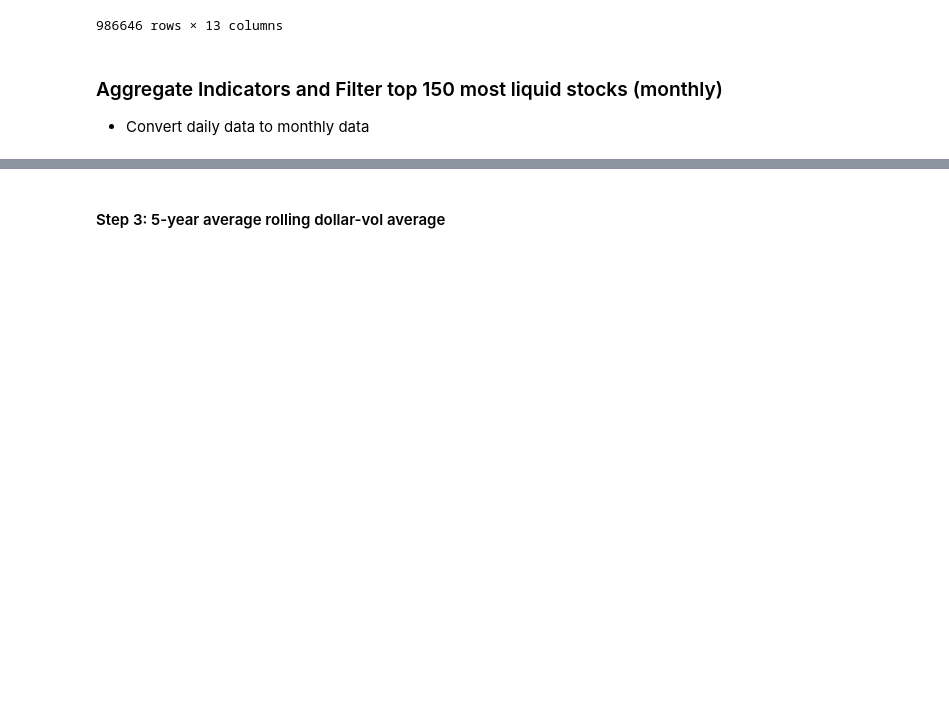
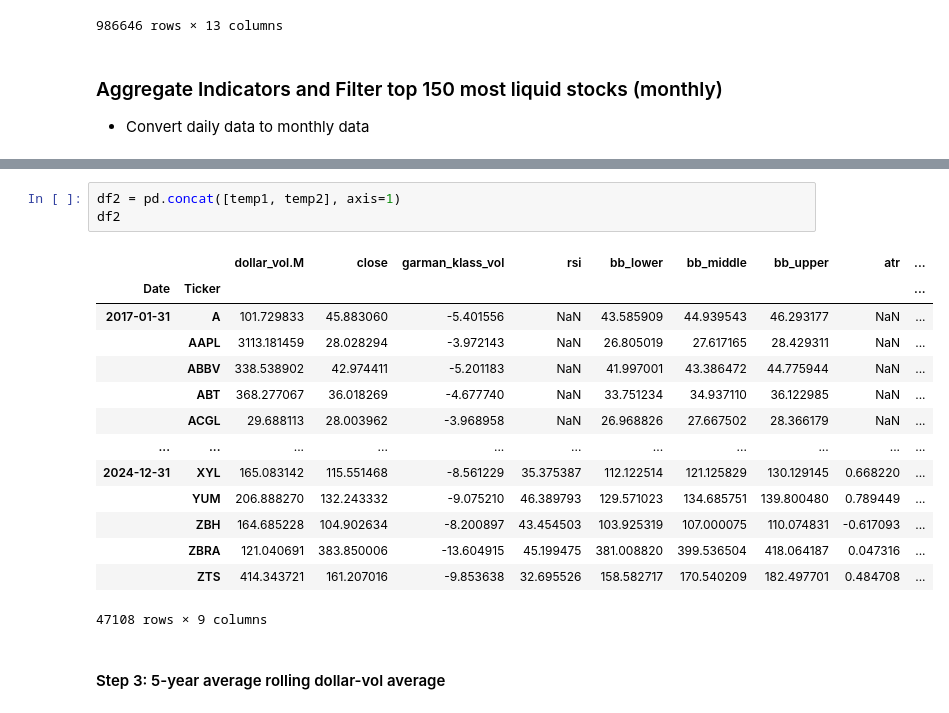
Before and after one commit to stanelake/App04_PortfolioPage, a Jupyter notebook: Projects/QT_Projects/QT1_KMeans_Tr/QT_Proj1.ipynb, the cells around one changed output, grey strips where cells are left out. Cells and saved outputs as stored; diff of their text form; blank space fills up the shorter version.

```diff
--- a/Projects/QT_Projects/QT1_KMeans_Tr/QT_Proj1.ipynb
+++ b/Projects/QT_Projects/QT1_KMeans_Tr/QT_Proj1.ipynb
@@ -141,3 +179,21 @@ df2
+# %%
+df2 = pd.concat([temp1, temp2], axis=1)
+df2
+# %% [output]
+|  |  | dollar_vol.M | close | garman_klass_vol | rsi | bb_lower | bb_middle | bb_upper | atr | ... |
+| Date | Ticker |  |  |  |  |  |  |  |  | ... |
+| 2017-01-31 | A | 101.729833 | 45.883060 | -5.401556 | NaN | 43.585909 | 44.939543 | 46.293177 | NaN | ... |
+|  | AAPL | 3113.181459 | 28.028294 | -3.972143 | NaN | 26.805019 | 27.617165 | 28.429311 | NaN | ... |
+|  | ABBV | 338.538902 | 42.974411 | -5.201183 | NaN | 41.997001 | 43.386472 | 44.775944 | NaN | ... |
+|  | ABT | 368.277067 | 36.018269 | -4.677740 | NaN | 33.751234 | 34.937110 | 36.122985 | NaN | ... |
+|  | ACGL | 29.688113 | 28.003962 | -3.968958 | NaN | 26.968826 | 27.667502 | 28.366179 | NaN | ... |
+| ... | ... | ... | ... | ... | ... | ... | ... | ... | ... | ... |
+| 2024-12-31 | XYL | 165.083142 | 115.551468 | -8.561229 | 35.375387 | 112.122514 | 121.125829 | 130.129145 | 0.668220 | ... |
+|  | YUM | 206.888270 | 132.243332 | -9.075210 | 46.389793 | 129.571023 | 134.685751 | 139.800480 | 0.789449 | ... |
+|  | ZBH | 164.685228 | 104.902634 | -8.200897 | 43.454503 | 103.925319 | 107.000075 | 110.074831 | -0.617093 | ... |
+|  | ZBRA | 121.040691 | 383.850006 | -13.604915 | 45.199475 | 381.008820 | 399.536504 | 418.064187 | 0.047316 | ... |
+|  | ZTS | 414.343721 | 161.207016 | -9.853638 | 32.695526 | 158.582717 | 170.540209 | 182.497701 | 0.484708 | ... |
+47108 rows × 9 columns
 # %% [markdown]
 #### Step 3: 5-year average rolling dollar-vol average
 # %%
```
Also changed, not shown: parts of 19 cells of this notebook.
